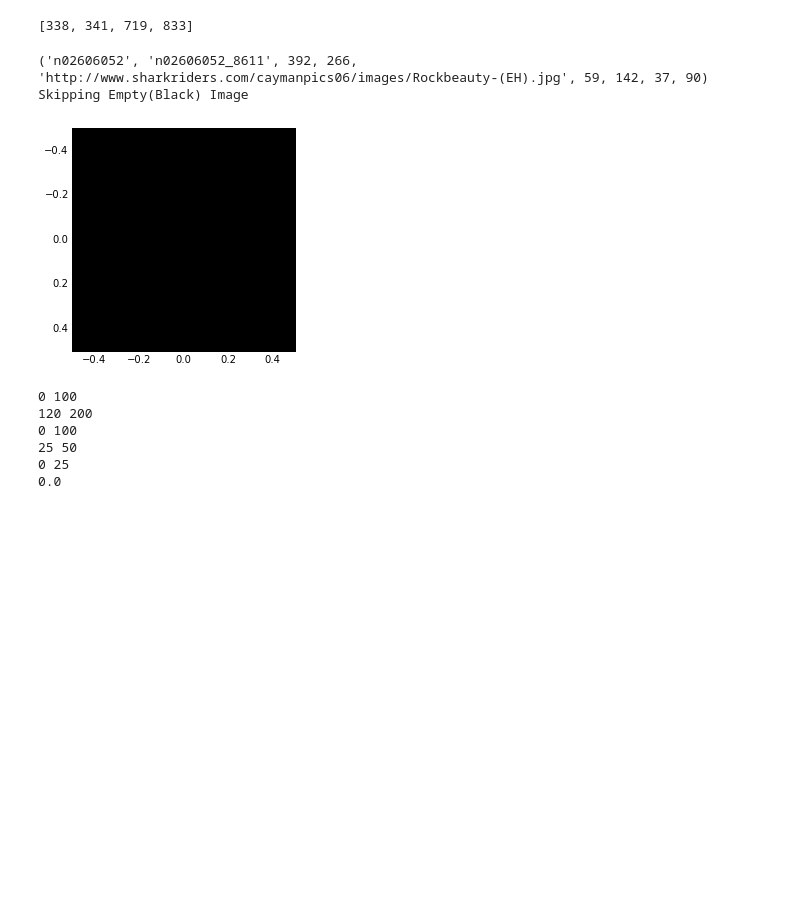
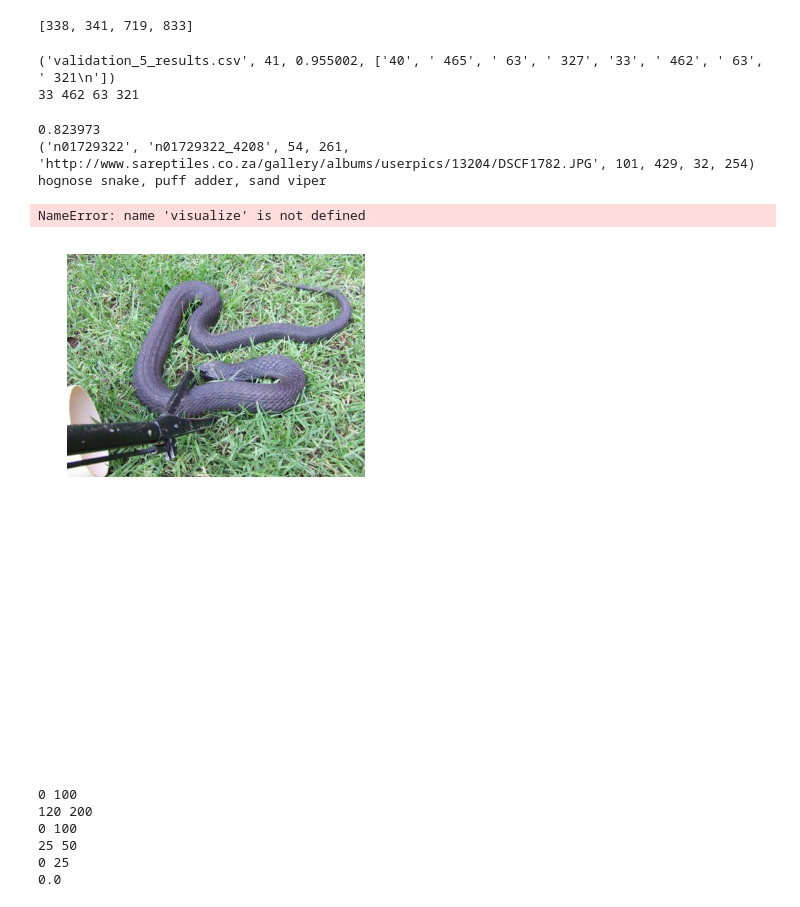
Before and after one commit to sdockal/FastObjectLocalization, a Jupyter notebook: Localization.ipynb, the cells around one changed output. Cells and saved outputs as stored; diff of their text form; code cells hidden in the pictures; blank space fills up the shorter version.

Commit message:
Minor modifications in script for robustness. Notebook changed for visualizing results

```diff
--- a/Localization.ipynb
+++ b/Localization.ipynb
@@ -158,34 +160,71 @@ candidates = pickle.load(open("Data/validation_6.pkl"))
+# %%
+candidates = pickle.load(open("Data/validation_6.pkl"))
+sorted_results = pickle.load(open("Data/sorteddata.pkl"))
+result_row = sorted_results[i]
+print result_row
+coords = result_row[3]
+_,_,_,_,xmin_r,xmax_r,ymin_r,ymax_r = coords
+xmin_r,xmax_r,ymin_r,ymax_r  = int(xmin_r.strip()),int(xmax_r.strip()),int(ymin_r.strip()),int(ymax_r.strip())
+print xmin_r,xmax_r,ymin_r,ymax_r
+# %% [output]
+('validation_5_results.csv', 41, 0.955002, ['40', ' 465', ' 63', ' 327', '33', ' 462', ' 63', ' 321\n'])
+33 462 63 321
 # %%
 import types
 from library.image_utils import *
 # %%
 Param.num_dilation = 15
 # %%
-for ret in candidates[454:455]:
+i=111
+#Best/Worst Image Image
+result_row = sorted_results[i]
+file_name = result_row[0]
+file_name = file_name.split("_")[0] + "_" + file_name.split("_")[1]
+im_no = result_row[1]
+coords = result_row[3]
+print result_row[2]
+
+bbox_coords = None
+_,_,_,_,xmin_r,xmax_r,ymin_r,ymax_r = coords
+xmin_r,xmax_r,ymin_r,ymax_r  = int(xmin_r.strip()),int(xmax_r.strip()),int(ymin_r.strip()),int(ymax_r.strip())
+bbox_coords = (xmin_r,xmax_r,ymin_r,ymax_r)
+
+candidates = pickle.load(open("Data/"+file_name+".pkl"))
+for ret in candidates[im_no:(im_no+1)]:
     class_wnid,imgid,class_idx,xmlidx,url,xmin,xmax,ymin,ymax = ret
     print ret
     im = image_from_url(url)
     plt.figure()
-    plt.imshow(im)
+    plt.axis("off")
+    im_1 = cv2.cvtColor(im, cv2.cv.CV_BGR2RGB)
+    plt.imshow(im_1)
     if type(im) == types.NoneType:
         print "Skip (%d,%d): %s : URL is bad."%(class_idx,xmlidx,imgid)
     elif np.mean(im)>=253:
         print "Skipping Empty(White) Image"
     elif np.mean(im)<=2:
         print "Skipping Empty(Black) Image"
     else:
-        bbox_coords = bbox(im,model,class_no=class_idx,n_neurons = 5,kmax=10)
+        if bbox_coords is None:
+            bbox_coords = bbox(im,model,class_no=class_idx,n_neurons = 5,kmax=10)
         print(CLASSES[class_idx])
         #Visualize the Box on the original image
         plt.figure()
+        plt.axis("off")
         visualize(im, bbox_coords)
         plt.figure()
+        plt.axis("off")
         visualize(im, (xmin,xmax,ymin,ymax))
         print eval_precision(bbox_coords, (xmin,xmax,ymin,ymax))
+print i
+i+=1
 # %% [output]
-('n02606052', 'n02606052_8611', 392, 266, 'http://www.sharkriders.com/caymanpics06/images/Rockbeauty-(EH).jpg', 59, 142, 37, 90)
-Skipping Empty(Black) Image
+0.823973
+('n01729322', 'n01729322_4208', 54, 261, 'http://www.sareptiles.co.za/gallery/albums/userpics/13204/DSCF1782.JPG', 101, 429, 32, 254)
+hognose snake, puff adder, sand viper
+NameError: name 'visualize' is not defined
-[figure, old version]
+[figure, new version]
+[figure, added]
 # %%
 import urllib2, os, tempfile
 from socket import error as SocketError
```
Also changed, not shown: parts of 6 cells of this notebook, 2 other files.
